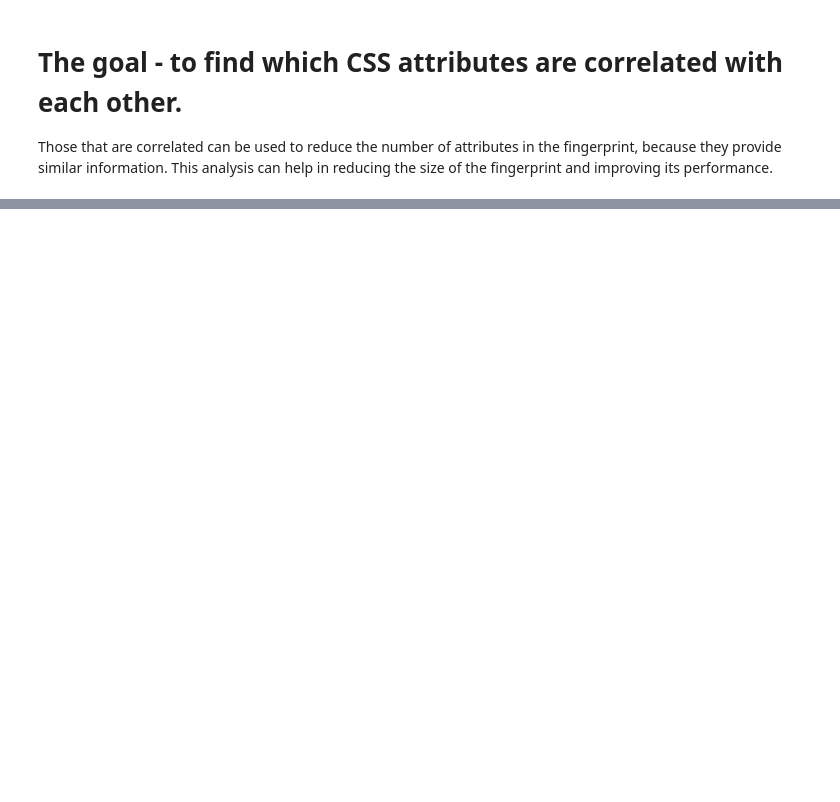
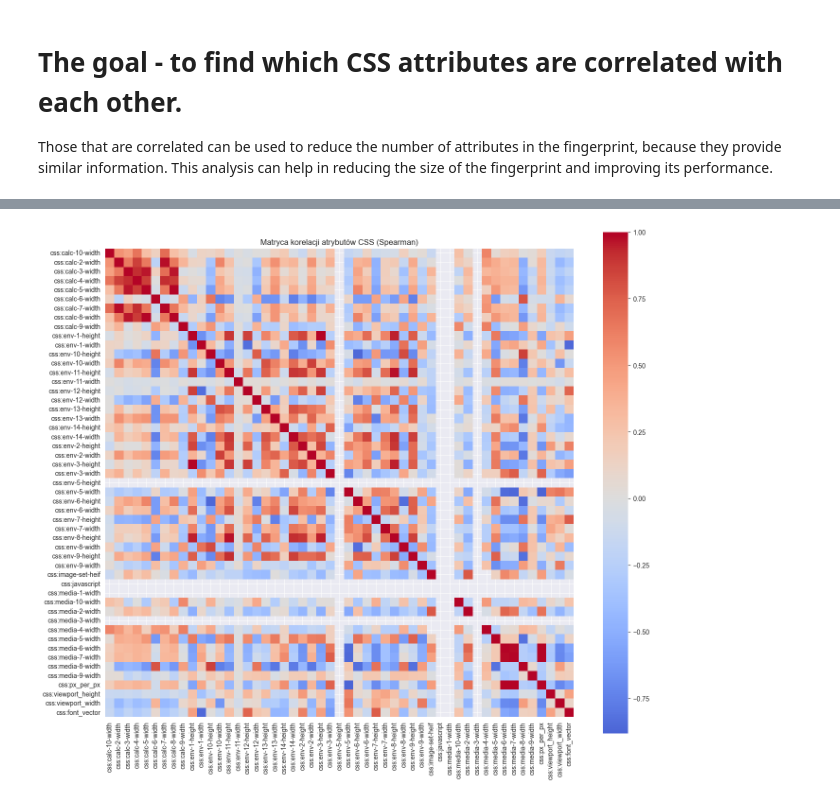
Before and after one commit to perzfilip/css-fingerprinting, a Jupyter notebook: analytics/6_correlation_matrix.ipynb, the cells around one changed output, grey strips where cells are left out. Saved outputs shown, nothing was run; the diff lists cells and outputs as text; code cells hidden in the pictures; blank space fills up the shorter version.

```diff
--- a/analytics/6_correlation_matrix.ipynb
+++ b/analytics/6_correlation_matrix.ipynb
@@ -85,0 +136,10 @@ for a, b in sorted(high_corr):
+# %%
+# create a spearman correlation matrix
+corr_matrix_spearman = df_css.corr(method='spearman')
+plt.figure(figsize=(14, 12))
+sns.heatmap(corr_matrix_spearman, cmap='coolwarm', center=0, annot=False, fmt=".2f", square=True)
+plt.title("Matryca korelacji atrybutów CSS (Spearman)")
+plt.tight_layout()
+plt.show()
+# %% [output]
+[figure, added]
```
Also changed, not shown: parts of 21 cells of this notebook, 11 other files.
